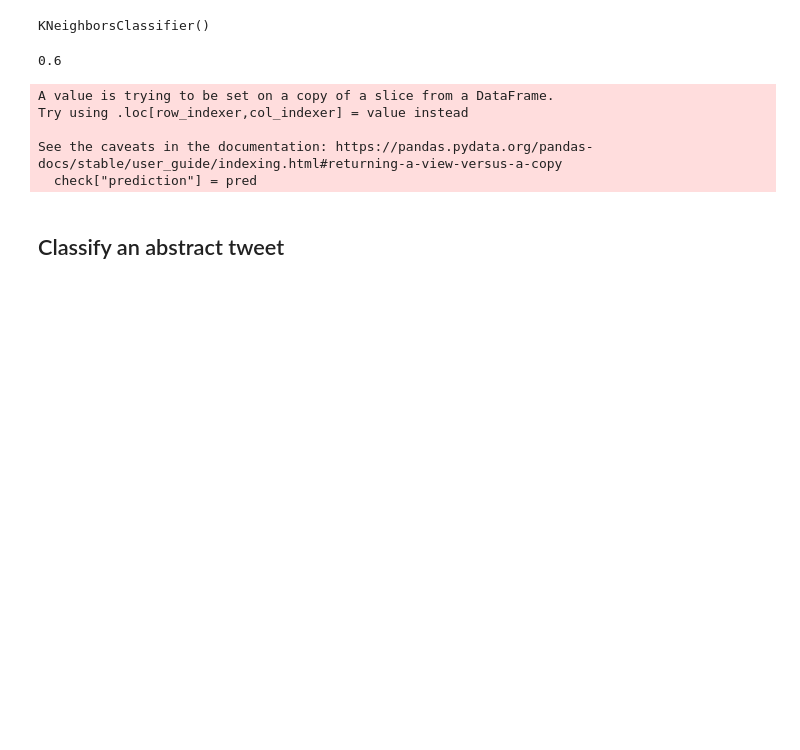
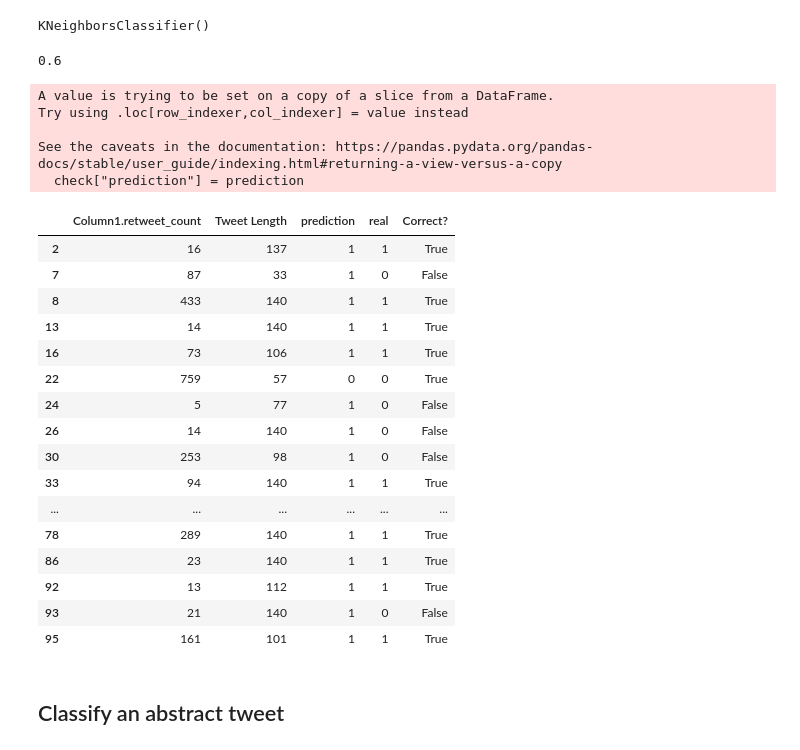
Before and after one commit to romatsypin/data-science, a Jupyter notebook: Assignment1.ipynb, the cells around one changed output. Drawn from its saved outputs; the diff is of its cells as text; code cells hidden in the pictures; blank space fills up the shorter version.

```diff
--- a/Assignment1.ipynb
+++ b/Assignment1.ipynb
@@ -56,6 +56,6 @@ See the caveats in the documentation: https://pandas.pydata.org/pandas-docs/stab
 # %%
-data1["retweet_normalized"] = data1["Column1.retweet_count"].apply(lambda x: np.log(x))
-data1["length_normalized"] = data1["Tweet Length"].apply(lambda x: np.log(x))
+data1["retweet_normalized"] = data1["Column1.retweet_count"].apply(lambda value: np.log(value))
+data1["length_normalized"] = data1["Tweet Length"].apply(lambda value: np.log(value))
 # %% [markdown]
 ## Split data into train and test
 # %%
@@ -87,18 +87,37 @@ print(knn.score(x_test,y_test))
 # %% [output]
 0.6
 # %%
-pred = knn.predict(x_test)
+prediction = knn.predict(x_test)
 check = x_test[:]
-check["prediction"] = pred
+check["prediction"] = prediction
 check = check.sort_index()
 a = list(check.index.values)
 check["real"] = data1.iloc[a, :]["Retweet"]
+check["Correct?"] = (check["prediction"] == check["real"])
+check
 # %% [output]
 A value is trying to be set on a copy of a slice from a DataFrame.
 Try using .loc[row_indexer,col_indexer] = value instead
 
 See the caveats in the documentation: https://pandas.pydata.org/pandas-docs/stable/user_guide/indexing.html#returning-a-view-versus-a-copy
-  check["prediction"] = pred
+  check["prediction"] = prediction
+|  | Column1.retweet_count | Tweet Length | prediction | real | Correct? |
+| 2 | 16 | 137 | 1 | 1 | True |
+| 7 | 87 | 33 | 1 | 0 | False |
+| 8 | 433 | 140 | 1 | 1 | True |
+| 13 | 14 | 140 | 1 | 1 | True |
+| 16 | 73 | 106 | 1 | 1 | True |
+| 22 | 759 | 57 | 0 | 0 | True |
+| 24 | 5 | 77 | 1 | 0 | False |
+| 26 | 14 | 140 | 1 | 0 | False |
+| 30 | 253 | 98 | 1 | 0 | False |
+| 33 | 94 | 140 | 1 | 1 | True |
+| ... | ... | ... | ... | ... | ... |
+| 78 | 289 | 140 | 1 | 1 | True |
+| 86 | 23 | 140 | 1 | 1 | True |
+| 92 | 13 | 112 | 1 | 1 | True |
+| 93 | 21 | 140 | 1 | 0 | False |
+| 95 | 161 | 101 | 1 | 1 | True |
 # %% [markdown]
 ## Classify an abstract tweet
 # %%
```
Also changed, not shown: parts of 6 cells of this notebook.
